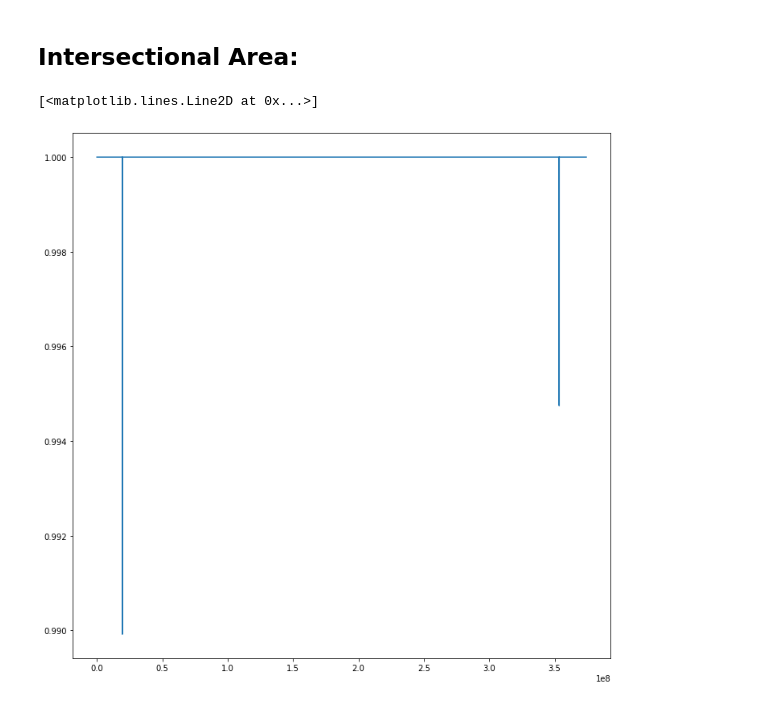
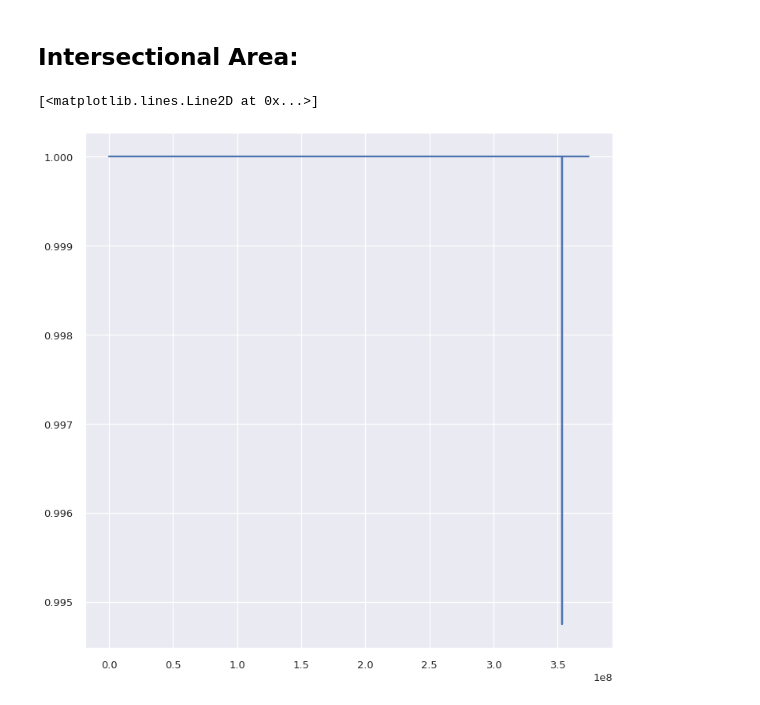
Before and after one commit to arnav257/Exoplanets_Krittika, a Jupyter notebook: Elliptical Orbit: Ideal Transit Curve.ipynb, the cells around one changed output. Drawn from its saved outputs; the diff is of its cells as text; code cells hidden in the pictures.

```diff
--- a/Elliptical Orbit: Ideal Transit Curve.ipynb
+++ b/Elliptical Orbit: Ideal Transit Curve.ipynb
@@ -54,7 +54,7 @@ def getposition(nu):
   position = np.array([r*unitVector(nu)[0],r*unitVector(nu)[1],r*unitVector(nu)[2]])
   return position
 # %%
-t = np.linspace(0,P,100000)
+t = np.linspace(0,P,250000)
 nu = np.array([nuoft(time) for time in t])
 
 r = a*(1-e**2)/(1+e*np.cos(nu))
@@ -122,12 +122,23 @@ def intersectional_area_d(d,R_p,R_s):#p and s are Cartesian coordinates
         return a * np.arcsin(y / R_p) + b * np.arcsin(y / R_s) - y * (x + np.sqrt(z + b - a))
     return 0
 # %%
+from matplotlib.pyplot import style
+import seaborn as sns
+
+sns.set()
+style.use('seaborn-talk')
+
 fig = plt.figure(figsize=(12,12))
 coord_p = np.column_stack((position[0],position[1]))
 coord_s = np.array([0,0])
 
 area = np.array([intersectional_area(p,R_p,coord_s,R_s) for p in coord_p])
-plt.plot(t,1-area/(np.pi*R_s**2))
+flux = np.copy(area)
+for i,x in enumerate(position[2]):
+  if x>0:
+    flux[i]=0
+
+plt.plot(t,1-flux/(np.pi*R_s**2))
 # %% [output]
 [<matplotlib.lines.Line2D at 0x...>]
-[figure, old version]
+[figure, new version]
```
Also changed, not shown: parts of 2 cells of this notebook.
